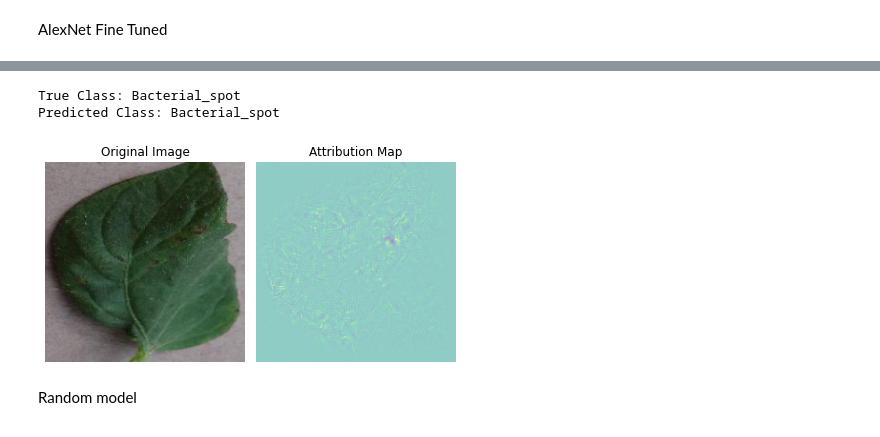
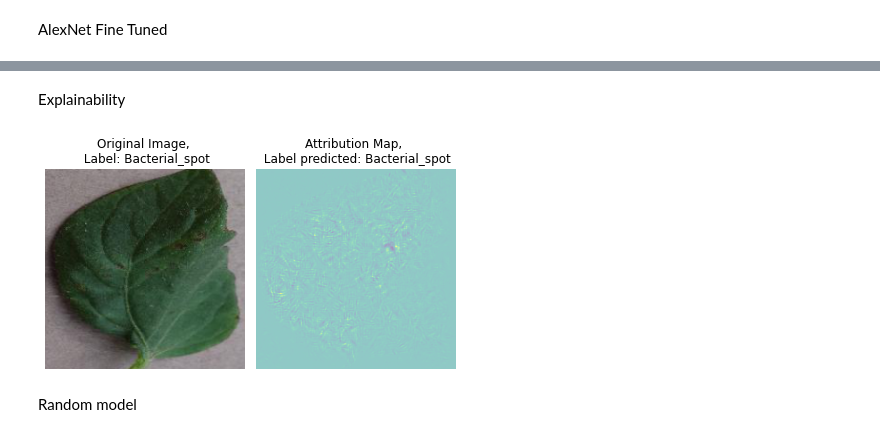
Before and after one commit to mrpotrol/SolAIsta, a Jupyter notebook: Malatomato .ipynb, the cells around one changed output, grey strips where cells are left out. Cells and saved outputs as stored; diff of their text form; code cells hidden in the pictures.

Commit message:
IntegratedGradient with better images

```diff
--- a/Malatomato .ipynb
+++ b/Malatomato .ipynb
@@ -667,14 +668,9 @@ AlexNet(
     (6): Linear(in_features=4096, out_features=11, bias=True)
   )
 )
+# %% [markdown]
+Explainability
 # %%
-import torch
-from captum.attr import IntegratedGradients
-import matplotlib.pyplot as plt
-
-# Assuming you have already loaded your model as 'net_feat_ext' and set 'device' correctly
-# Also, you have already defined 'data_val' and 'denormalize'
-
 # Create an instance of the IntegratedGradients method
 integrated_gradients = IntegratedGradients(net_feat_ext)
 
@@ -694,41 +690,36 @@ target_class = label  # Use the true label of the image
 attr = integrated_gradients.attribute(image, target=target_class)
 
 # Denormalize the image for visualization
 denorm_image = denormalize(image.squeeze(0)).cpu().numpy()
 
 # Denormalize the attribution scores to match the original image scale
 denorm_attr = attr.squeeze(0).cpu().detach().numpy()
 
 # Get the predicted class label
 with torch.no_grad():
     output = net_feat_ext(image)
     predicted_class = output.argmax(dim=1).item()
 
 # Get the class names
 true_class_name = classes[label]
 predicted_class_name = classes[predicted_class]
 
-# Print the true and predicted class names
-print(f"True Class: {true_class_name}")
-print(f"Predicted Class: {predicted_class_name}")
 # Plot the original image
 plt.subplot(1, 2, 1)
 plt.imshow(denorm_image.transpose(1, 2, 0))
-plt.title('Original Image')
+plt.title(f'Original Image, \n Label: {true_class_name}')
 plt.axis('off')
 
 # Plot the attribution scores
 plt.subplot(1, 2, 2)
 plt.imshow(denorm_attr[0], cmap='viridis', alpha=0.5)
-plt.title('Attribution Map')
+plt.title(f'Attribution Map, \n Label predicted: {predicted_class_name}')
 plt.axis('off')
 
 plt.tight_layout()
 plt.show()
 # %% [output]
-True Class: Bacterial_spot
-Predicted Class: Bacterial_spot
-[figure, old version]
+[figure, new version]
 # %% [markdown]
 Random model
 # %%
```
Also changed, not shown: parts of 1 cell of this notebook.
